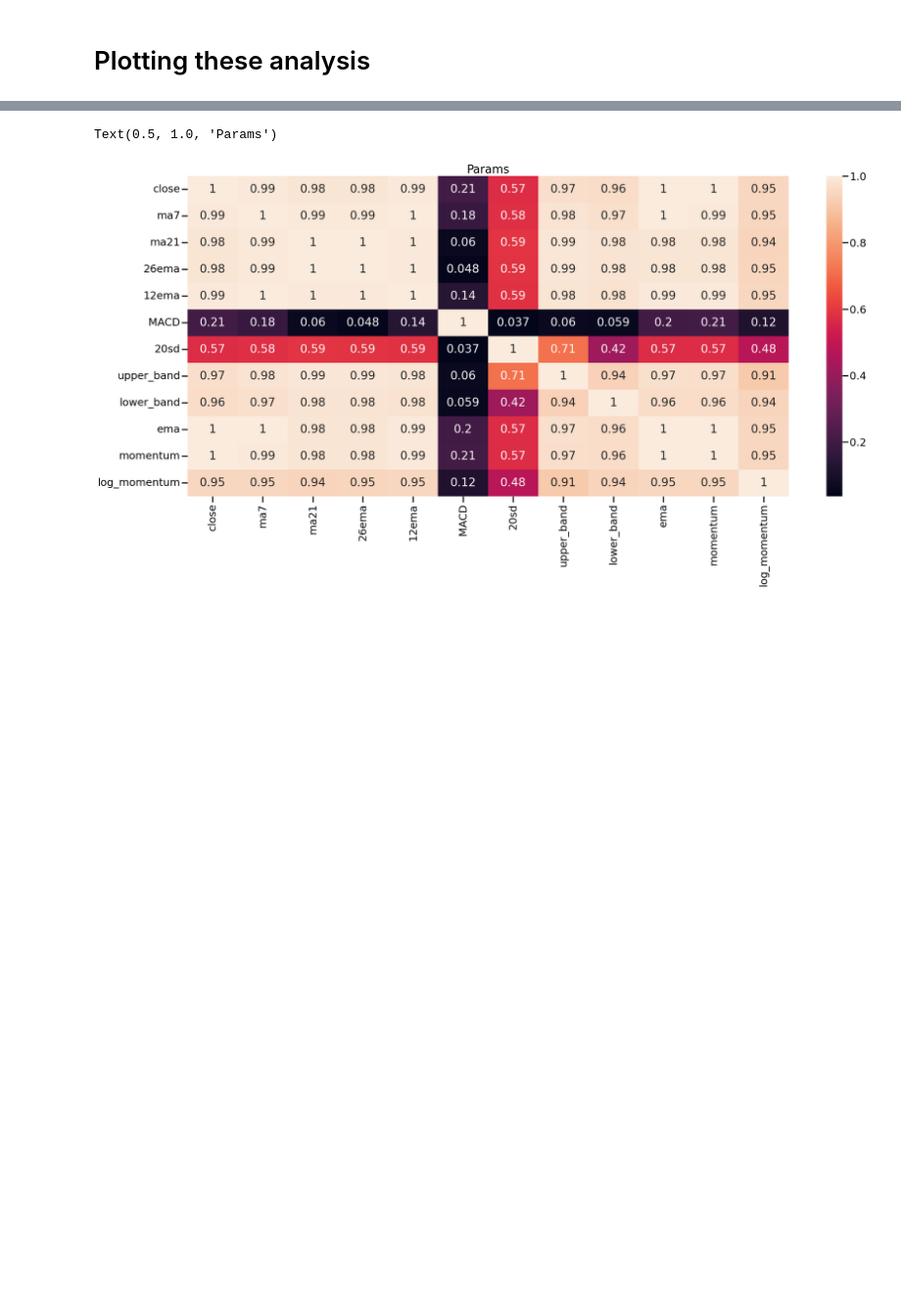
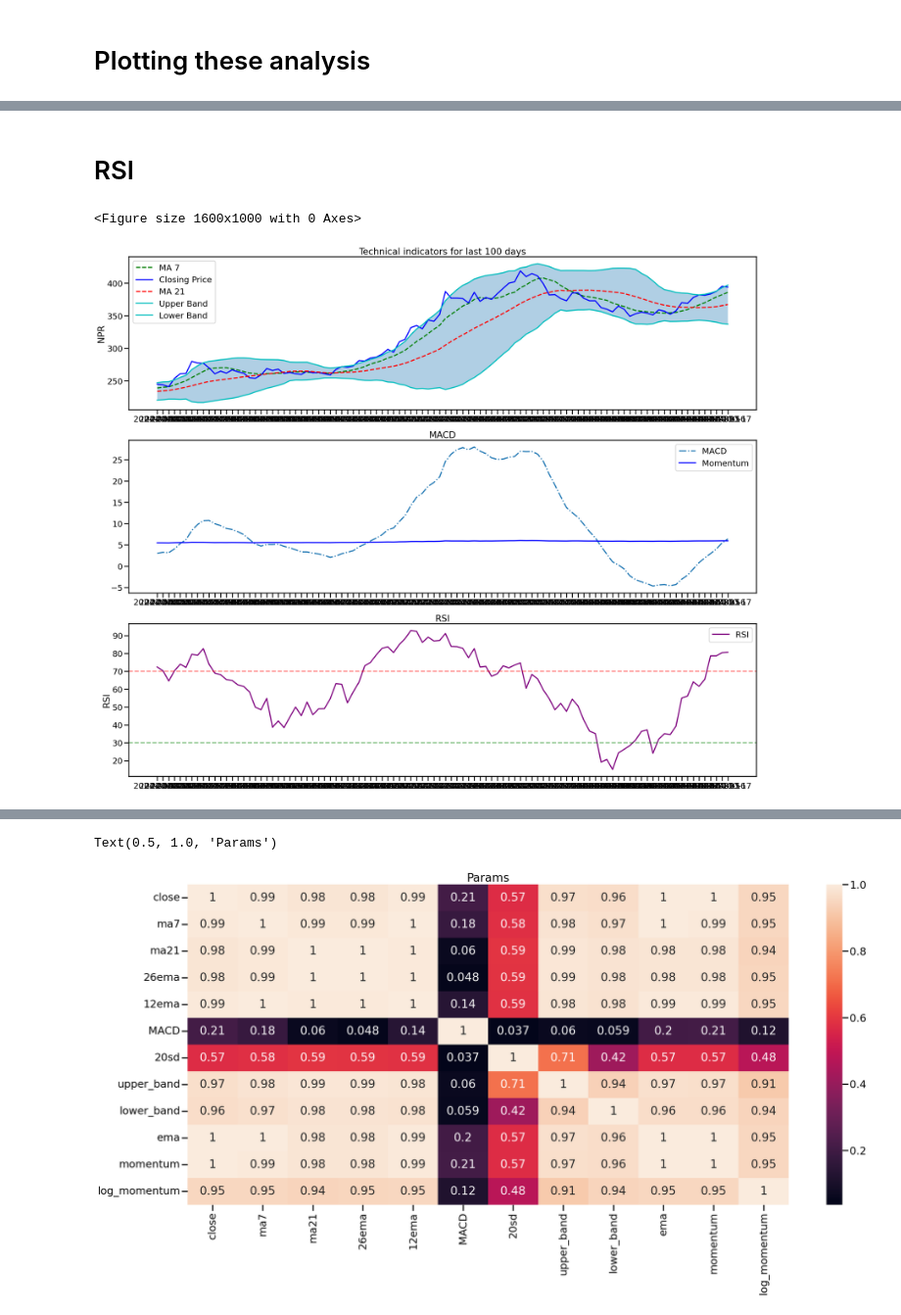
Before and after one commit to SamirWagle/Stock-Market-Prediction-using-RSI-and-MACD, a Jupyter notebook: stockpredict.ipynb, the cells around one changed output, grey strips where cells are left out. Shown at 98% size. Drawn from its saved outputs; the diff is of its cells as text; code cells hidden in the pictures; blank space fills up the shorter version.

```diff
--- a/stockpredict.ipynb
+++ b/stockpredict.ipynb
@@ -198,3 +235,51 @@ plot_technical_indicators(df, 100)
+# %% [markdown]
+# RSI
+# %%
+def plot_technical_indicators(dataset, last_days):
+    plt.figure(figsize=(16, 10), dpi=100)
+    shape_0 = dataset.shape[0]
+    xmacd_ = shape_0 - last_days
+
+    dataset = dataset.iloc[-last_days:, :]
+    x_ = range(3, dataset.shape[0])
+    x_ = list(dataset.index)
+
+    plt.figure(figsize=(30, 25))
+
+    # Plot first subplot: Moving Averages and Bollinger Bands
+    plt.subplot(3, 1, 1)
+    plt.plot(dataset['ma7'], label='MA 7', color='g', linestyle='--')
+    plt.plot(dataset['close'], label='Closing Price', color='b')
+    plt.plot(dataset['ma21'], label='MA 21', color='r', linestyle='--')
+    plt.plot(dataset['upper_band'], label='Upper Band', color='c')
+    plt.plot(dataset['lower_band'], label='Lower Band', color='c')
+    plt.fill_between(x_, dataset['lower_band'], dataset['upper_band'], alpha=0.35)
+    plt.title(f'Technical indicators for last {last_days} days')
+    plt.ylabel('NPR')
+    plt.legend()
+
+    # Plot second subplot: MACD
+    plt.subplot(3, 1, 2)
+    plt.title('MACD')
+    plt.plot(dataset['MACD'], label='MACD', linestyle='-.')
+    plt.plot(dataset['log_momentum'], label='Momentum', color='b', linestyle='-')
+    plt.legend()
+
+    # Plot third subplot: RSI
+    plt.subplot(3, 1, 3)
+    plt.title('RSI')
+    plt.plot(dataset['RSI'], label='RSI', color='purple')
+    plt.axhline(70, linestyle='--', alpha=0.5, color='red')  # Overbought
+    plt.axhline(30, linestyle='--', alpha=0.5, color='green')  # Oversold
+    plt.ylabel('RSI')
+    plt.legend()
+
+    plt.show()
+
+plot_technical_indicators(df, 100)
+# %% [output]
+<Figure size 1600x1000 with 0 Axes>
+[figure, added]
 # %%
 df
 # %% [output]
```
Also changed, not shown: parts of 3 cells of this notebook, 1 other file.
